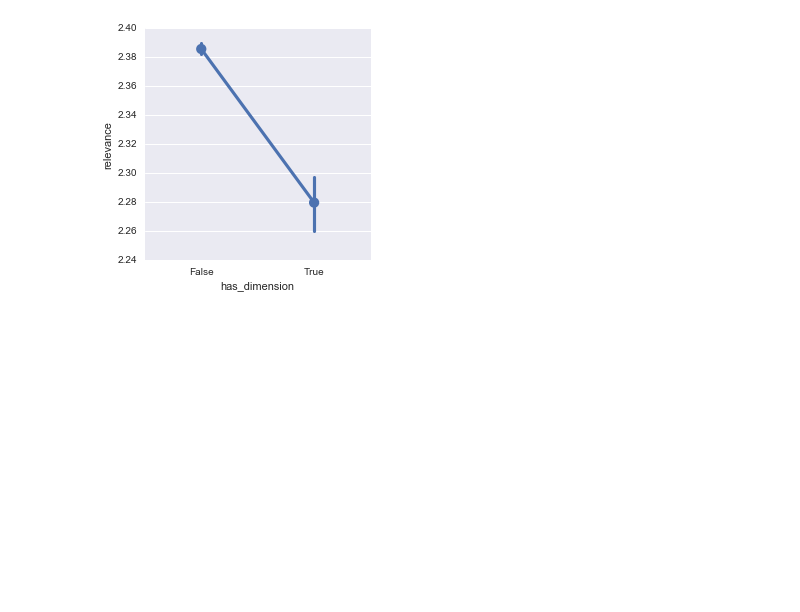
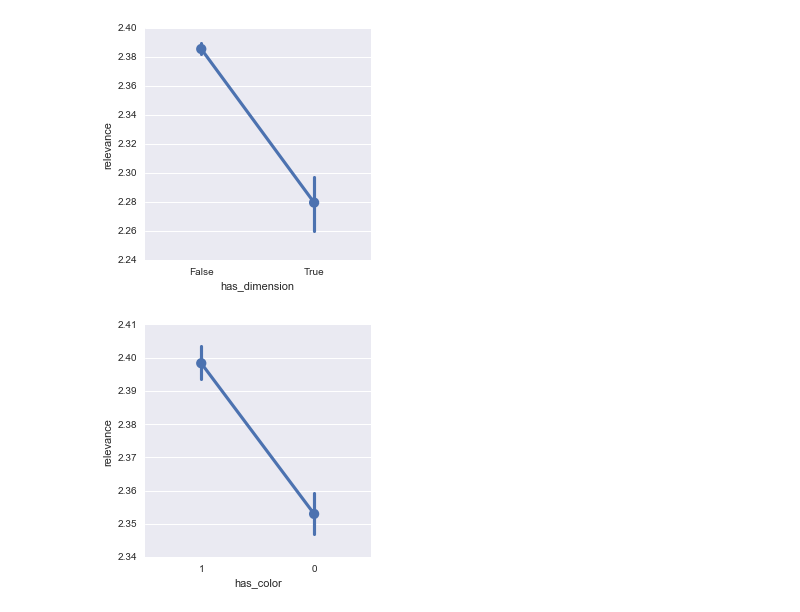
Before and after one commit to numb3r33/Kaggle-Competitions, a Jupyter notebook: Home-Depot/Analysis.ipynb, the cells around one changed output. Saved outputs shown, nothing was run; the diff lists cells and outputs as text; code cells hidden in the pictures; blank space fills up the shorter version.

Commit message:
New Feature related to popularity of brand

```diff
--- a/Home-Depot/Analysis.ipynb
+++ b/Home-Depot/Analysis.ipynb
@@ -138,4 +144,14 @@ def has_dimension(text):
     return int(len(re.findall(dimensions_regex, text)) > 0)
 
 train_with_width['has_dimension'] = train_with_width.search_term.map(has_dimension)
+# %%
+def has_color(color):
+    return int(pd.isnull(color))
+
+train_merged['has_color'] = train_merged.color.map(has_color)
+# %%
+def is_unbranded(brand):
+    return brand == 'Unbranded'
+
+train_merged['is_unbranded'] = train_merged.brand.map(is_unbranded)
 # %%
@@ -155,2 +171,6 @@ sns.factorplot(x='has_dimension', y='relevance', data=train_with_width);
 # %% [output]
 [figure]
+# %%
+sns.factorplot(x='has_color', y='relevance', data=train_merged);
+# %% [output]
+[figure, added]
```
Also changed, not shown: parts of 10 cells of this notebook, 1 other file.
